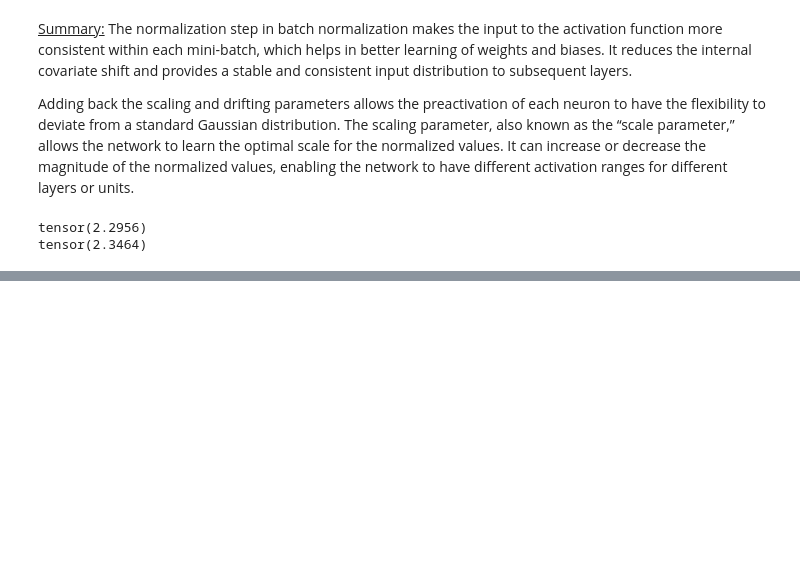
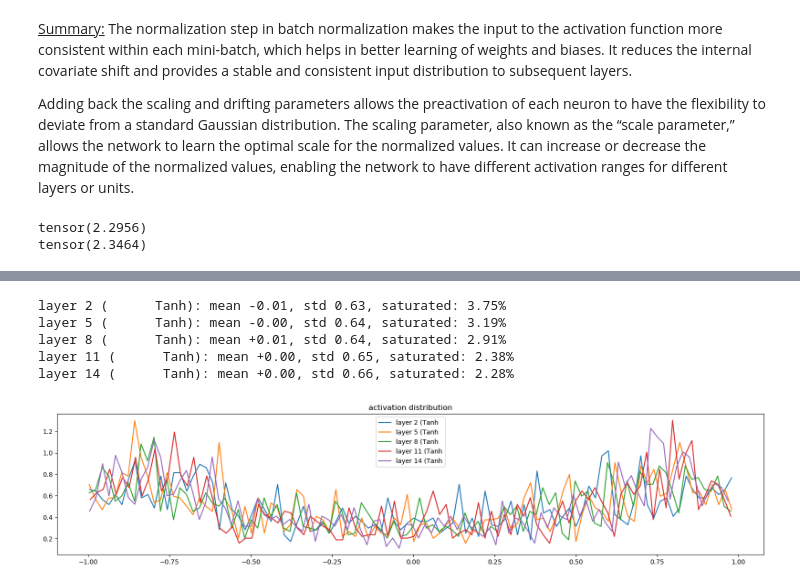
Before and after one commit to bernhard-pfann/my-study-notebooks, a Jupyter notebook: language_models/batch-norm.ipynb, the cells around one changed output, grey strips where cells are left out. Saved outputs shown, nothing was run; the diff lists cells and outputs as text; code cells hidden in the pictures; blank space fills up the shorter version.

```diff
--- a/language_models/batch-norm.ipynb
+++ b/language_models/batch-norm.ipynb
@@ -306,0 +365,27 @@ tensor(2.3464)
+# %%
+n_embd = 10 # the dimensionality of the character embedding vectors
+n_hidden = 100 # the number of neurons in the hidden layer of the MLP
+g = torch.Generator().manual_seed(2147483647) # for reproducibility
+
+C = torch.randn((vocab_size, n_embd), generator=g)
+layers = [
+    Linear(n_embd * block_size, n_hidden, bias=False), BatchNorm1d(n_hidden), Tanh(),
+    Linear(           n_hidden, n_hidden, bias=False), BatchNorm1d(n_hidden), Tanh(),
+    Linear(           n_hidden, n_hidden, bias=False), BatchNorm1d(n_hidden), Tanh(),
+    Linear(           n_hidden, n_hidden, bias=False), BatchNorm1d(n_hidden), Tanh(),
+    Linear(           n_hidden, n_hidden, bias=False), BatchNorm1d(n_hidden), Tanh(),
+    Linear(           n_hidden, vocab_size, bias=False), BatchNorm1d(vocab_size),
+]
+
+with torch.no_grad():
+    # last layer: make less confident
+    layers[-1].gamma *= 0.1
+    # other layers: apply gain
+    for layer in layers[:-1]:
+        if isinstance(layer, Linear):
+            layer.weight *= 1.0 #5/3
+
+parameters = [C] + [p for layer in layers for p in layer.parameters()]
+print(sum(p.nelement() for p in parameters)) # number of parameters in total
+for p in parameters:
+    p.requires_grad = True
@@ -306,0 +439,20 @@ tensor(2.3464)
+# %%
+# visualize histograms
+plt.figure(figsize=(20, 4)) # width and height of the plot
+legends = []
+for i, layer in enumerate(layers[:-1]): # note: exclude the output layer
+    if isinstance(layer, Tanh):
+        t = layer.out
+        print('layer %d (%10s): mean %+.2f, std %.2f, saturated: %.2f%%' % (i, layer.__class__.__name__, t.mean(), t.std(), (t.abs() > 0.97).float().mean()*100))
+        hy, hx = torch.histogram(t, density=True)
+        plt.plot(hx[:-1].detach(), hy.detach())
+        legends.append(f'layer {i} ({layer.__class__.__name__}')
+plt.legend(legends)
+plt.title('activation distribution');
+# %% [output]
+layer 2 (      Tanh): mean -0.01, std 0.63, saturated: 3.75%
+layer 5 (      Tanh): mean -0.00, std 0.64, saturated: 3.19%
+layer 8 (      Tanh): mean +0.01, std 0.64, saturated: 2.91%
+layer 11 (      Tanh): mean +0.00, std 0.65, saturated: 2.38%
+layer 14 (      Tanh): mean +0.00, std 0.66, saturated: 2.28%
+[figure, added]
```
Also changed, not shown: parts of 7 cells of this notebook.
